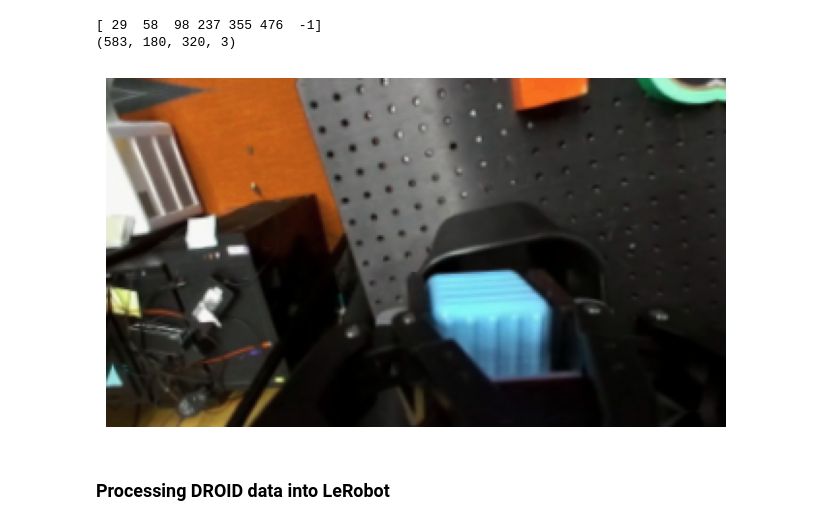
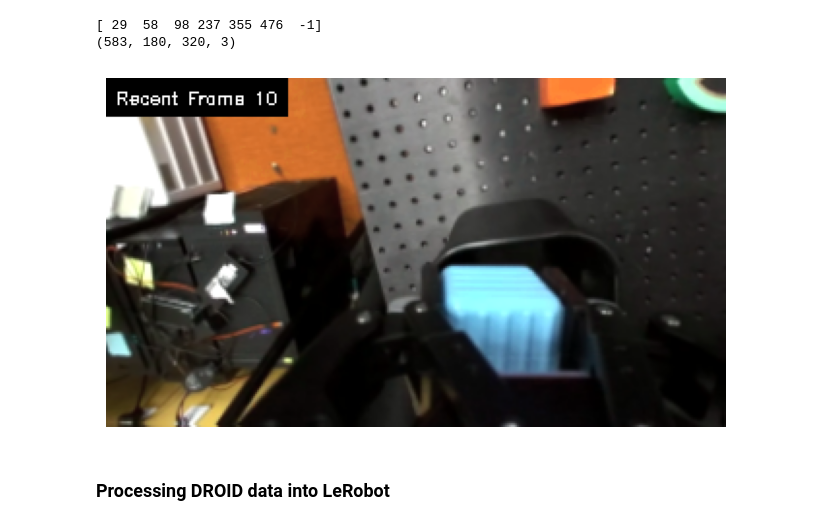
Before and after one commit to jen-pan/openpi, a Jupyter notebook: process_action_data_into_lerobot.ipynb, the cells around one changed output. Cells and saved outputs as stored; diff of their text form; code cells hidden in the pictures.

```diff
--- a/process_action_data_into_lerobot.ipynb
+++ b/process_action_data_into_lerobot.ipynb
@@ -12,7 +12,7 @@ import pickle
 import sys
 import random
 
-def load_video_frames(h5_file, camera_id = '18650758_left', resize_hw = None, convert_to_rgb = True, image_aug = False):
+def load_video_frames(h5_file, camera_id = '18650758_left', resize_hw = None, convert_to_rgb = True, image_aug = False, add_caption=False):
     """Extract frames (as numpy RGB images) from the mp4 bytes stored in the HDF5 file.
 
     Args:
@@ -98,6 +98,26 @@ def load_video_frames(h5_file, camera_id = '18650758_left', resize_hw = None, co
 
                 # Ensure values are in valid range
                 frame = np.clip(frame, 0, 255).astype(np.uint8)
+            if add_caption:
+                # Add caption to the top left of the frame
+                caption = "Recent Frame 10"
+                caption_height = 20
+                # Get text size to determine rectangle width
+                font = cv2.FONT_HERSHEY_SIMPLEX
+                font_scale = 0.3
+                font_thickness = 1
+                text_color = (255, 255, 255)
+
+                text_size = cv2.getTextSize(caption, font, font_scale, font_thickness)[0]
+                rect_width = min(text_size[0] + 10, frame.shape[1] // 2)  # Add padding, don't exceed half frame width
+
+                # Create a black rectangle in the upper left corner
+                frame[:caption_height, :rect_width] = 0
+                # Position text in top left corner with small padding
+                text_x = 5
+                text_y = caption_height // 2 + text_size[1] // 2
+
+                cv2.putText(frame, caption, (text_x, text_y), font, font_scale, text_color, font_thickness)
             frames.append(frame)
     finally:
         reader.close()
@@ -175,25 +195,25 @@ def create_video_with_primitives(video_frames, h5_file, output_path='/iris/u/jrp
 # %%
 data_path = "/iris/u/ajaysri/datasets/keyframe_data/bin_memory_keyframe_h5/train/2025-07-04__Fri_Jul__4_01_27_06_2025_keyframes.h5"
 f = h5py.File(data_path, 'r')
 # print("observation/wrist_image_left:", f['observation']['videos']['25916956_left'])
 # print("observation/exterior_image_1_left:", f['observation']['videos']['18650758_left'])
 # print("observation/joint_position:", f['observation']['robot_state']['joint_positions'])
 # print("observation/gripper_position:", f['observation']['robot_state']['gripper_position'])
 # print("prompt:", f['observation']['action_primitive_pressed'])
 
 # print("actions: joint velocity:", f['action']['joint_velocity'])
 # print("actons: gripper position:", f['action']['gripper_position'])
 # print(f['observation']['action_primitive_pressed'][()])
 
 print(f['metadata']['keyframe_indices'][()])
-video_frames = load_video_frames(f, '18650758_left', resize_hw=(180, 320), image_aug=True)
+video_frames = load_video_frames(f, '18650758_left', resize_hw=(180, 320), image_aug=True, add_caption=True)
 print(video_frames.shape)
 view_video_frames(video_frames, 200)
 # create_video_with_primitives(video_frames, f)
 # %% [output]
 [ 29  58  98 237 355 476  -1]
 (583, 180, 320, 3)
-[figure, old version]
+[figure, new version]
 # %% [markdown]
 ### Processing DROID data into LeRobot
 # %%
```
Also changed, not shown: 1 other file.
